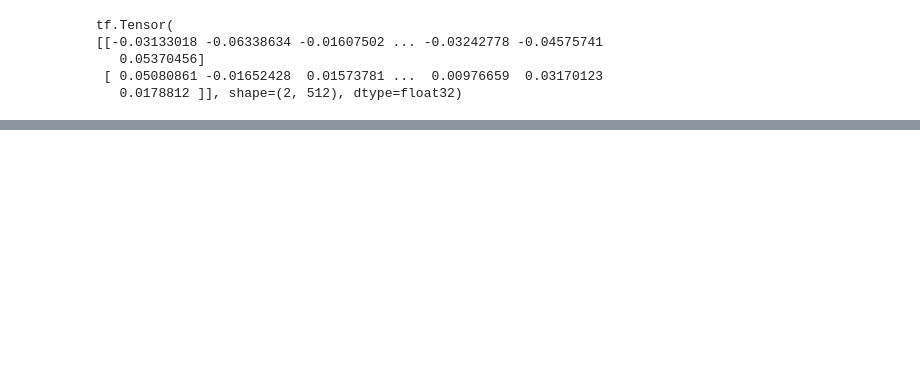
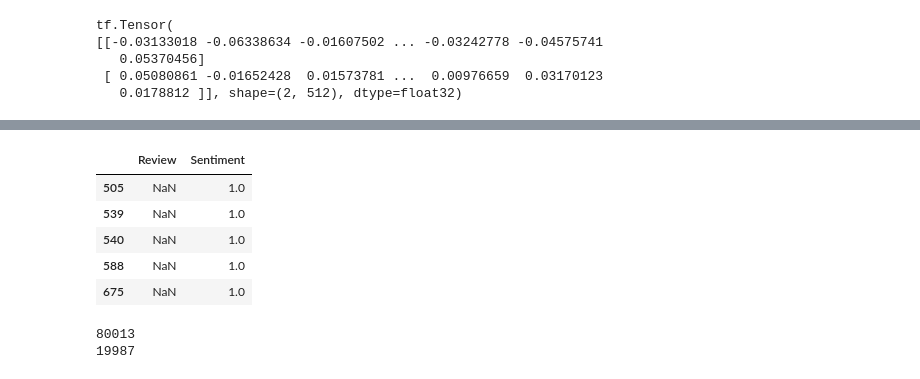
Before and after one commit to deanhuiwang/steam-reviews-sentiment, a Jupyter notebook: steam-reviews-sentiment.ipynb, the cells around one changed output, grey strips where cells are left out. Saved outputs shown, nothing was run; the diff lists cells and outputs as text; code cells hidden in the pictures; blank space fills up the shorter version.

```diff
--- a/steam-reviews-sentiment.ipynb
+++ b/steam-reviews-sentiment.ipynb
@@ -30,0 +51,13 @@ UnicodeDecodeError: 'utf-8' codec can't decode byte 0xff in position 0: invalid
+# %%
+# there are null reviews
+df[df["Review"].isnull()].head()
+# df[df["Sentiment"].isnull()]
+# df[df["Review"].isna()]
+# df[df["Sentiment"].isnull()]
+# %% [output]
+|  | Review | Sentiment |
+| 505 | NaN | 1.0 |
+| 539 | NaN | 1.0 |
+| 540 | NaN | 1.0 |
+| 588 | NaN | 1.0 |
+| 675 | NaN | 1.0 |
@@ -30,0 +67,10 @@ UnicodeDecodeError: 'utf-8' codec can't decode byte 0xff in position 0: invalid
+# %%
+# split into test and train
+msk = np.random.rand(len(df)) < 0.8
+train_df = df[msk]
+test_df = df[~msk]
+print(len(train_df))
+print(len(test_df))
+# %% [output]
+80013
+19987
```
Also changed, not shown: parts of 11 cells of this notebook, 1 other file.
